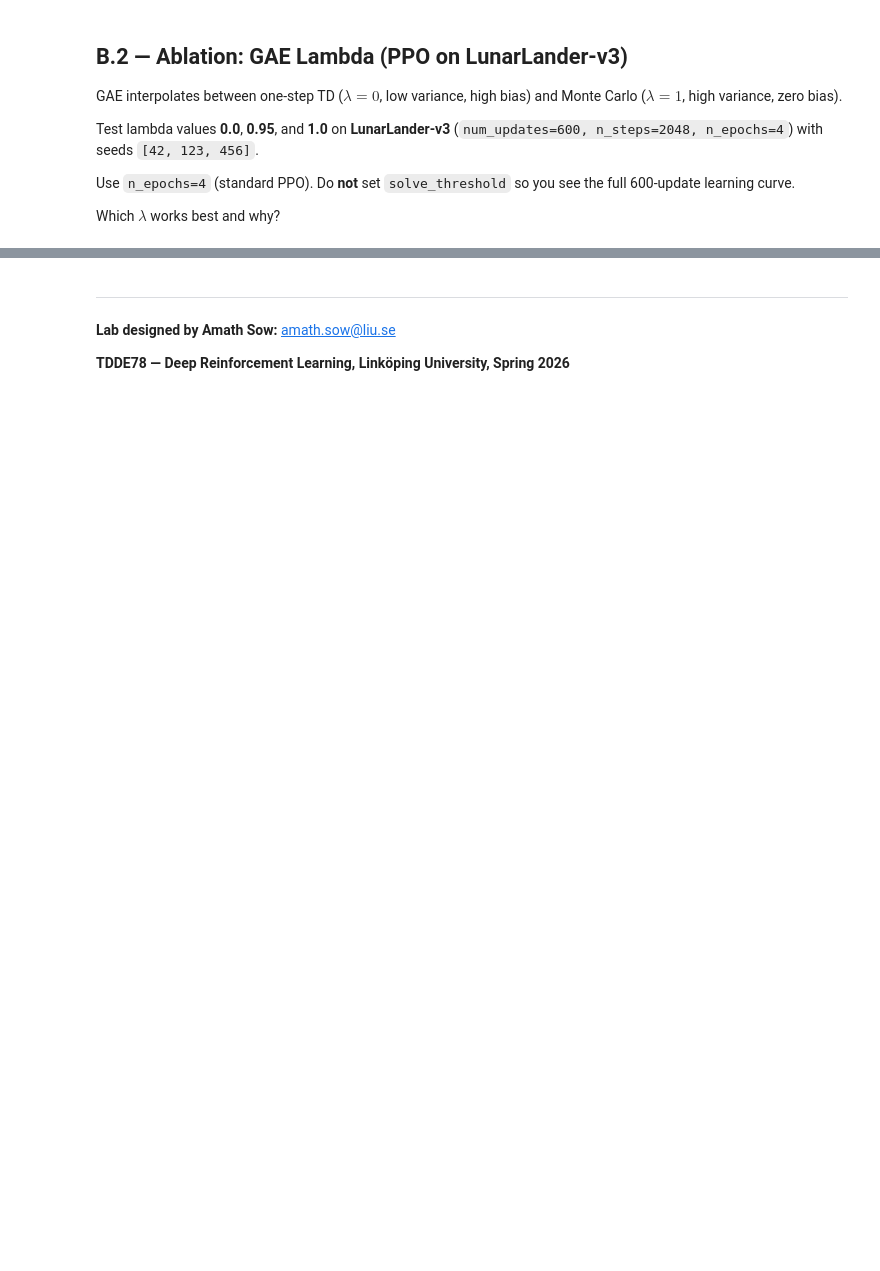
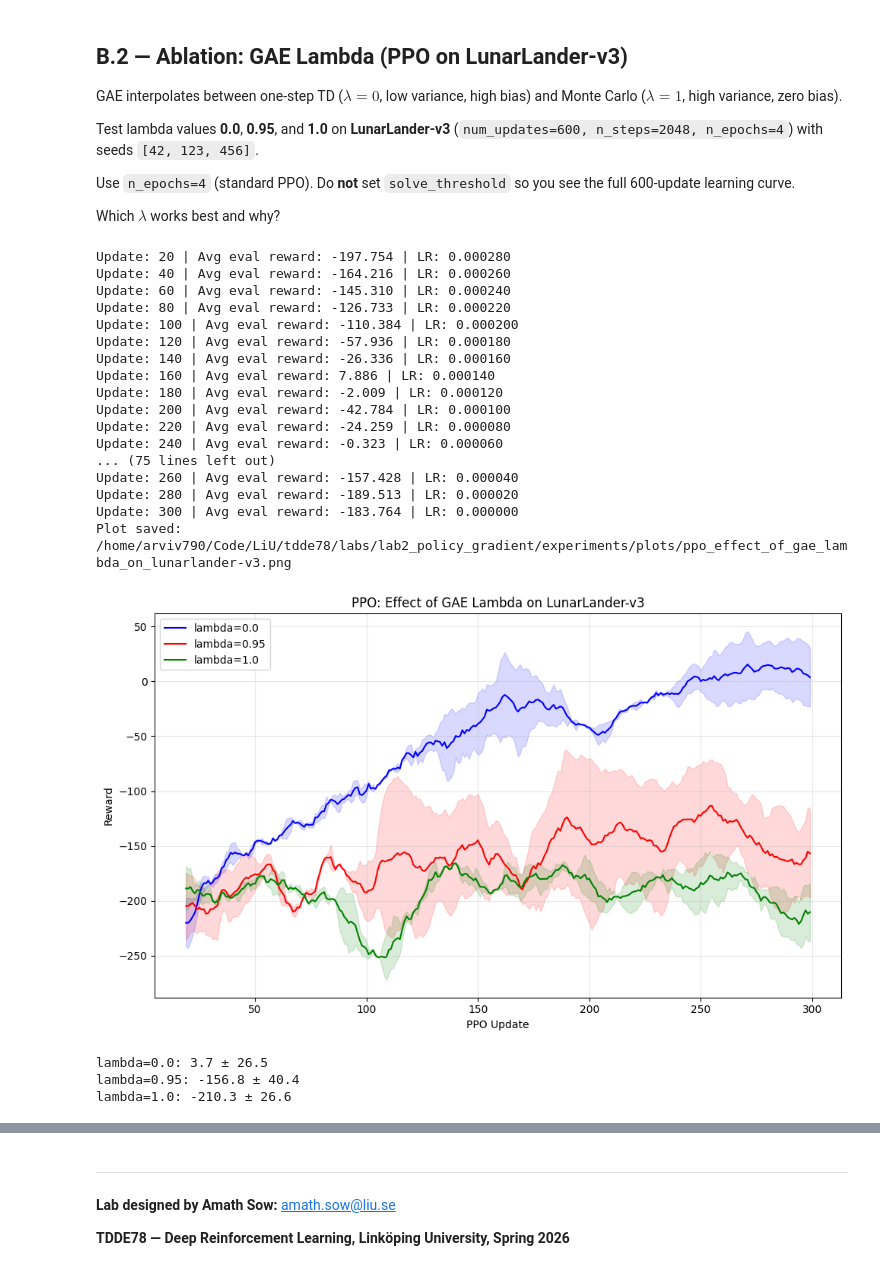
Before and after one commit to handyman1337/LiU, a Jupyter notebook: tdde78/labs/lab2_policy_gradient/starter_code/lab2_pg.ipynb, the cells around one changed output, grey strips where cells are left out. Drawn from its saved outputs; the diff is of its cells as text; code cells hidden in the pictures; blank space fills up the shorter version.

```diff
--- a/tdde78/labs/lab2_policy_gradient/starter_code/lab2_pg.ipynb
+++ b/tdde78/labs/lab2_policy_gradient/starter_code/lab2_pg.ipynb
@@ -726,7 +973,38 @@ def train_ppo(env_name='CartPole-v1', num_updates=200, n_steps=512,
     #   7. Stop early if the rolling average over the last 10 updates
     #      reaches solve_threshold (when solve_threshold is not None).
     # =========================================================================
-    raise NotImplementedError("Implement train_ppo training loop")
+    for update in range(num_updates):
+        #Collect rollout
+        rollout_reward = agent.collect_rollout(env)
+
+        #Update agent
+        policy_loss, value_loss, entropy = agent.update()
+
+        #Step with scheduler if annealing enabled
+        if anneal_lr:
+            scheduler.step()
+
+        #Evaluate current policy
+        eval_reward = evaluate_ppo(agent, eval_env, seed=(seed+update))
+
+        #Track stuff
+        update_rewards.append(eval_reward)
+        policy_losses.append(policy_loss)
+        value_losses.append(value_loss)
+        entropies.append(entropy)
+
+        #Print progress every 20 updates
+        if (update+1) % 20 == 0:
+            avg_reward = np.mean(update_rewards[-20:])
+            current_lr = agent.optimizer.param_groups[0]['lr']
+            print(f"Update: {update+1} | Avg eval reward: {avg_reward:.3f} | LR: {current_lr:.6f}")
+
+        #Stopping early if needed
+        if solve_threshold is not None and len(update_rewards) >= 10:
+            avg_last_10 = np.mean(update_rewards[-10:])
+            if avg_last_10 >= solve_threshold:
+                print(f"Solved at update {update+1} with average reward: {avg_last_10:.3f}")
+                break
 
     env.close()
     eval_env.close()
@@ -824,25 +1141,49 @@ the full 600-update learning curve.
 
 Which $\lambda$ works best and why?
 # %%
-seeds = [42, 123, 456]
+seeds = [42, 123]
 gae_lambdas = [0.0, 0.95, 1.0]  # TD (high bias), default, MC (no bias)
 
 # No solve_threshold — we want the full learning curve for each lambda.
 gae_results = {}
+#DISCLAIMER: I changed the tests here because it took too long to train (several hours)
+#I explain this further in the Summary section below, hope this was OK.
 for lam in gae_lambdas:
     gae_results[f'lambda={lam}'] = [
-        train_ppo(env_name='LunarLander-v3', num_updates=600, n_steps=2048, seed=s,
+        train_ppo(env_name='LunarLander-v3', num_updates=300, n_steps=1024, seed=s,
                   gae_lambda=lam, lr=3e-4, clip_eps=0.2, n_epochs=4,
                   batch_size=64, entropy_coef=0.01)
         for s in seeds
     ]
 
 plot_comparison(gae_results, title='PPO: Effect of GAE Lambda on LunarLander-v3',
                 window=20, x_label='PPO Update', reward_key='update_rewards')
 
 for name, results_list in gae_results.items():
     final = [np.mean(r['update_rewards'][-20:]) for r in results_list]
     print(f'{name}: {np.mean(final):.1f} ± {np.std(final):.1f}')
+# %% [output]
+Update: 20 | Avg eval reward: -197.754 | LR: 0.000280
+Update: 40 | Avg eval reward: -164.216 | LR: 0.000260
+Update: 60 | Avg eval reward: -145.310 | LR: 0.000240
+Update: 80 | Avg eval reward: -126.733 | LR: 0.000220
+Update: 100 | Avg eval reward: -110.384 | LR: 0.000200
+Update: 120 | Avg eval reward: -57.936 | LR: 0.000180
+Update: 140 | Avg eval reward: -26.336 | LR: 0.000160
+Update: 160 | Avg eval reward: 7.886 | LR: 0.000140
+Update: 180 | Avg eval reward: -2.009 | LR: 0.000120
+Update: 200 | Avg eval reward: -42.784 | LR: 0.000100
+Update: 220 | Avg eval reward: -24.259 | LR: 0.000080
+Update: 240 | Avg eval reward: -0.323 | LR: 0.000060
+... (75 lines left out)
+Update: 260 | Avg eval reward: -157.428 | LR: 0.000040
+Update: 280 | Avg eval reward: -189.513 | LR: 0.000020
+Update: 300 | Avg eval reward: -183.764 | LR: 0.000000
+Plot saved: /home/arviv790/Code/LiU/tdde78/labs/lab2_policy_gradient/experiments/plots/ppo_effect_of_gae_lambda_on_lunarlander-v3.png
+[figure, added]
+lambda=0.0: 3.7 ± 26.5
+lambda=0.95: -156.8 ± 40.4
+lambda=1.0: -210.3 ± 26.6
 # %% [markdown]
 ---
 
```
Also changed, not shown: parts of 17 cells of this notebook, 1 other file.
